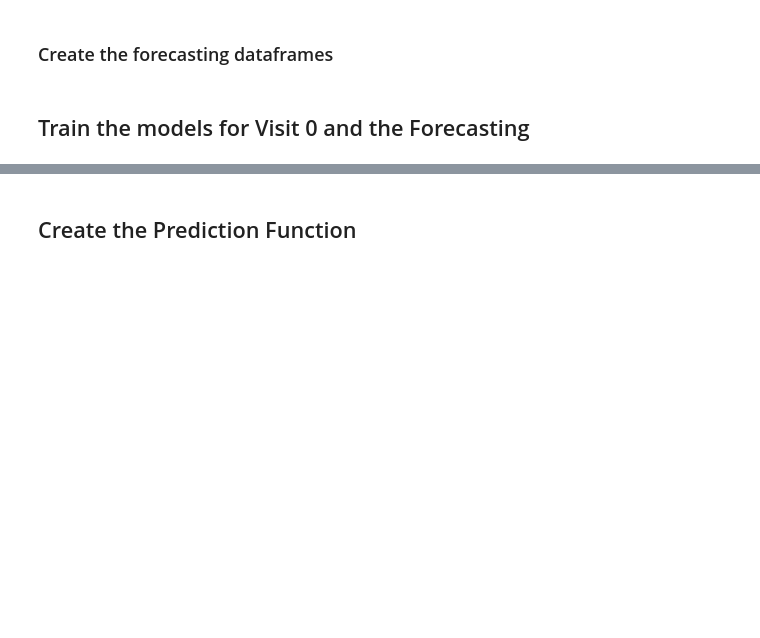
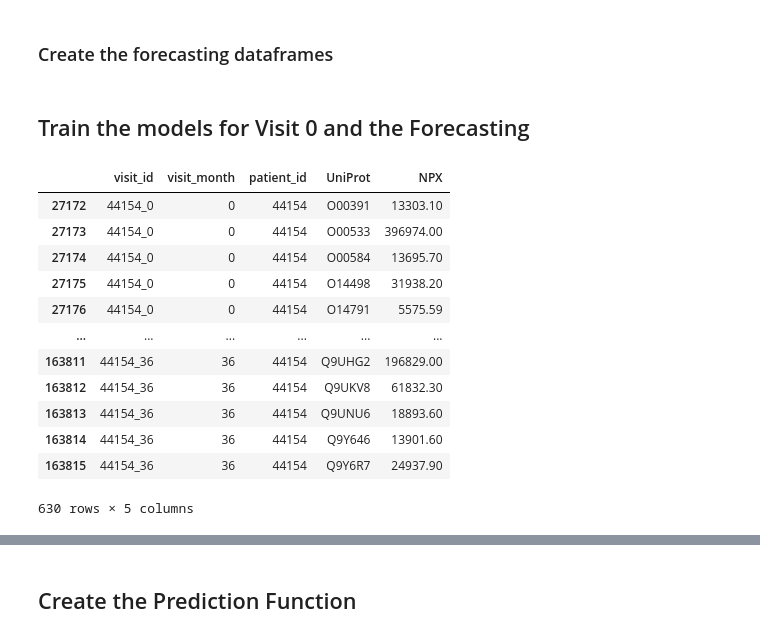
Before and after one commit to dagartga/Boosted-Models-for-Parkinsons-Prediction, a Jupyter notebook: kaggle-parkinsons-submission-v1.ipynb, the cells around one changed output, grey strips where cells are left out. Drawn from its saved outputs; the diff is of its cells as text; code cells hidden in the pictures; blank space fills up the shorter version.

```diff
--- a/kaggle-parkinsons-submission-v1.ipynb
+++ b/kaggle-parkinsons-submission-v1.ipynb
@@ -308,3 +308,19 @@ train_prot_df = pd.read_csv('/kaggle/input/amp-pd/train_proteins.csv')
 train_pep_df = pd.read_csv('/kaggle/input/amp-pd/train_peptides.csv')
 
 train_df_dict = preprocess_train_df(train_df, train_prot_df, train_pep_df)
+# %%
+train_prot_df[train_prot_df['patient_id'] == 44154]
+# %% [output]
+|  | visit_id | visit_month | patient_id | UniProt | NPX |
+| 27172 | 44154_0 | 0 | 44154 | O00391 | 13303.10 |
+| 27173 | 44154_0 | 0 | 44154 | O00533 | 396974.00 |
+| 27174 | 44154_0 | 0 | 44154 | O00584 | 13695.70 |
+| 27175 | 44154_0 | 0 | 44154 | O14498 | 31938.20 |
+| 27176 | 44154_0 | 0 | 44154 | O14791 | 5575.59 |
+| ... | ... | ... | ... | ... | ... |
+| 163811 | 44154_36 | 36 | 44154 | Q9UHG2 | 196829.00 |
+| 163812 | 44154_36 | 36 | 44154 | Q9UKV8 | 61832.30 |
+| 163813 | 44154_36 | 36 | 44154 | Q9UNU6 | 18893.60 |
+| 163814 | 44154_36 | 36 | 44154 | Q9Y646 | 13901.60 |
+| 163815 | 44154_36 | 36 | 44154 | Q9Y6R7 | 24937.90 |
+630 rows × 5 columns
```
Also changed, not shown: parts of 7 cells of this notebook.
